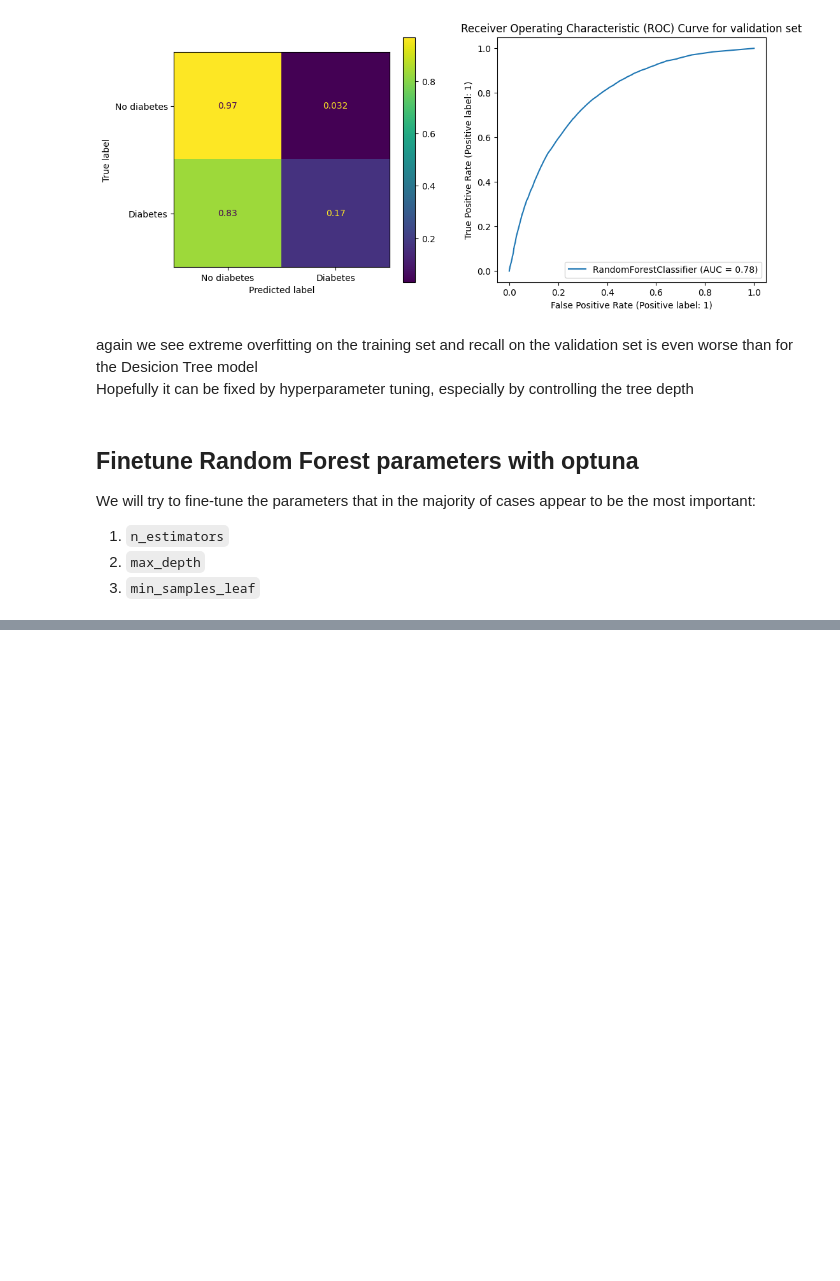
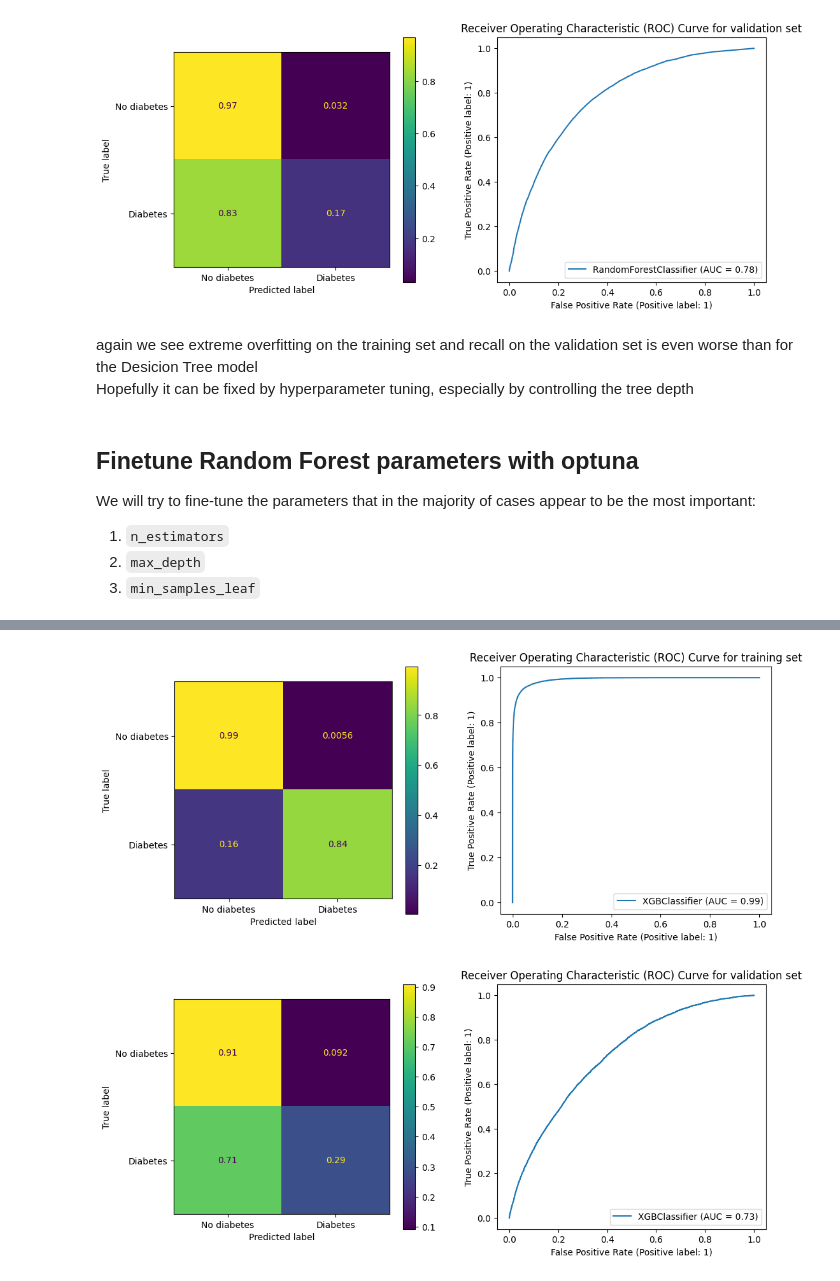
Before and after one commit to aaalexlit/ml_zoomcamp_midterm_cdc_diabetes, a Jupyter notebook: notebook.ipynb, the cells around one changed output, grey strips where cells are left out. Cells and saved outputs as stored; diff of their text form; code cells hidden in the pictures; blank space fills up the shorter version.

```diff
--- a/notebook.ipynb
+++ b/notebook.ipynb
@@ -530,7 +533,7 @@ We will try to fine-tune the parameters that in the majority of cases appear to
 def objective(trial):
     # Define search spaces for hyperparameters
     n_estimators = trial.suggest_int('n_estimators', 10, 100)
-    max_depth = trial.suggest_int('max_depth', 1, 40)
+    max_depth = trial.suggest_int('max_depth', 1, 20)
     min_samples_leaf = trial.suggest_int('min_samples_leaf', 1, 100)
 
     # Create and fit the logistic regression model with the chosen hyperparameters
@@ -619,0 +780,4 @@ plot_cm_roc(model=best_rf)
+# %%
+def custom_recall_score(preds, dtrain):
+    labels = dtrain.get_label()
+    return 'recall_score', recall_score(labels, (preds >= 0.5).astype(float))
@@ -619,0 +839,27 @@ plot_cm_roc(model=best_rf)
+# %%
+# Print the best hyperparameters
+print("Best Hyperparameters:", json.dumps(best_params, indent=2))
+
+best_xgb = xgb.XGBClassifier(
+    **best_params,
+    random_state=RANDOM_STATE,
+    n_jobs=-1,
+    eval_metric=recall_score,
+)
+best_xgb.fit(X_train, y_train)
+
+print("XGBoost best model: ")
+
+print("On training set:")
+precision_recall_f1(model=best_xgb, X=X_train, y=y_train)
+print("On validation set: ")
+precision_recall_f1(model=best_xgb)
+
+
+print("Random Forest best model: ")
+print("On validation set: ")
+precision_recall_f1(model=best_rf)
+
+print("Decision tree best model: ")
+print("On validation set: ")
+precision_recall_f1(model=best_dt)
@@ -619,0 +884,6 @@ plot_cm_roc(model=best_rf)
+# %%
+plot_cm_roc(model=best_xgb, X=X_train,y_true=y_train, dataset_name='training')
+plot_cm_roc(model=best_xgb)
+# %% [output]
+[figure, added]
+[figure, added]
```
Also changed, not shown: parts of 31 cells of this notebook.
